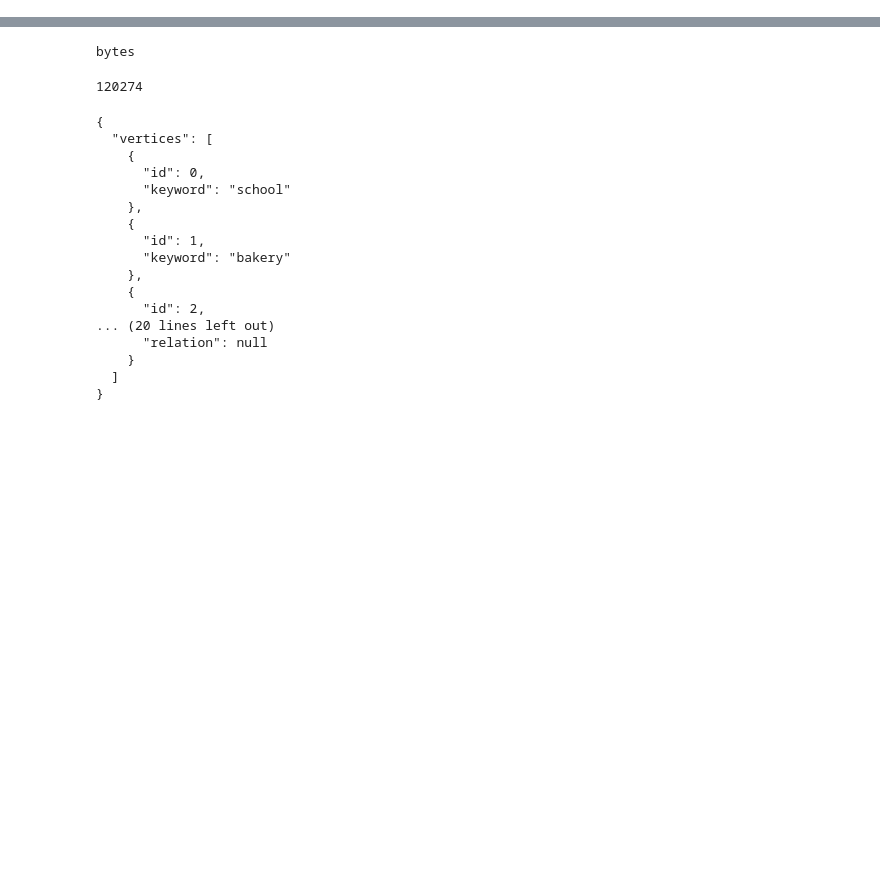
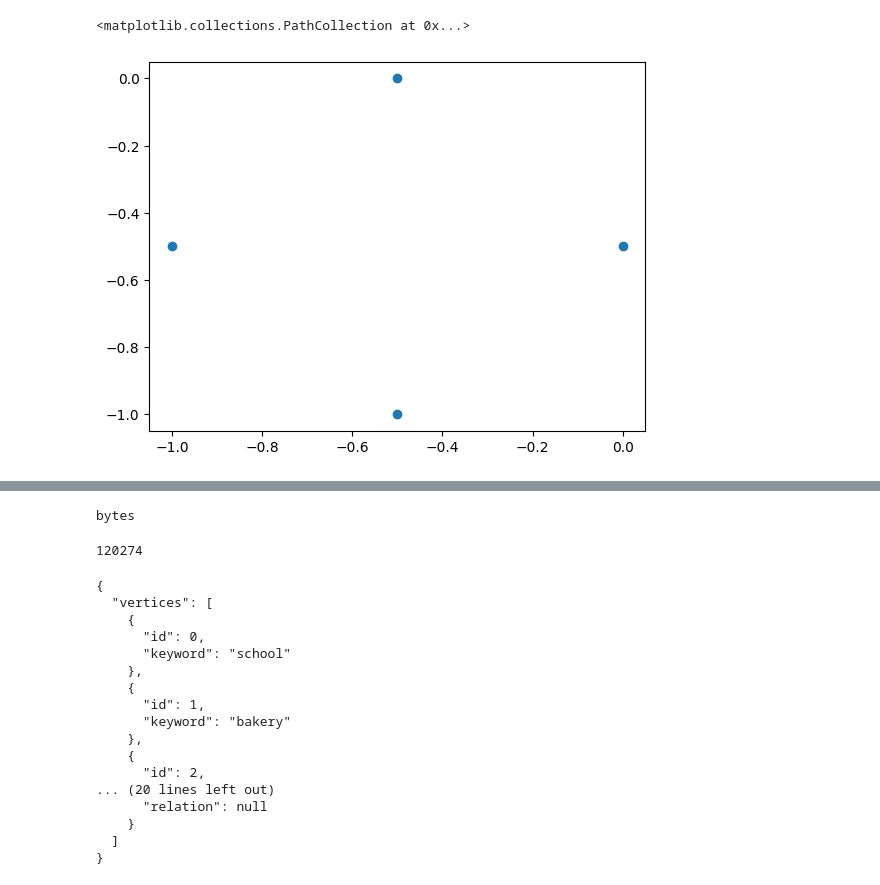
Before and after one commit to viniciuscva/qqespm_api, a Jupyter notebook: testes.ipynb, the cells around one changed output, grey strips where cells are left out. Saved outputs shown, nothing was run; the diff lists cells and outputs as text; code cells hidden in the pictures; blank space fills up the shorter version.

```diff
--- a/testes.ipynb
+++ b/testes.ipynb
@@ -5,0 +56,7 @@ import io
+# %%
+xs, ys = list(zip(*calculateCircumferencePoints(4)))
+# %%
+plt.scatter(xs, ys)
+# %% [output]
+<matplotlib.collections.PathCollection at 0x...>
+[figure, added]
```
Also changed, not shown: parts of 11 cells of this notebook, 8 other files.
